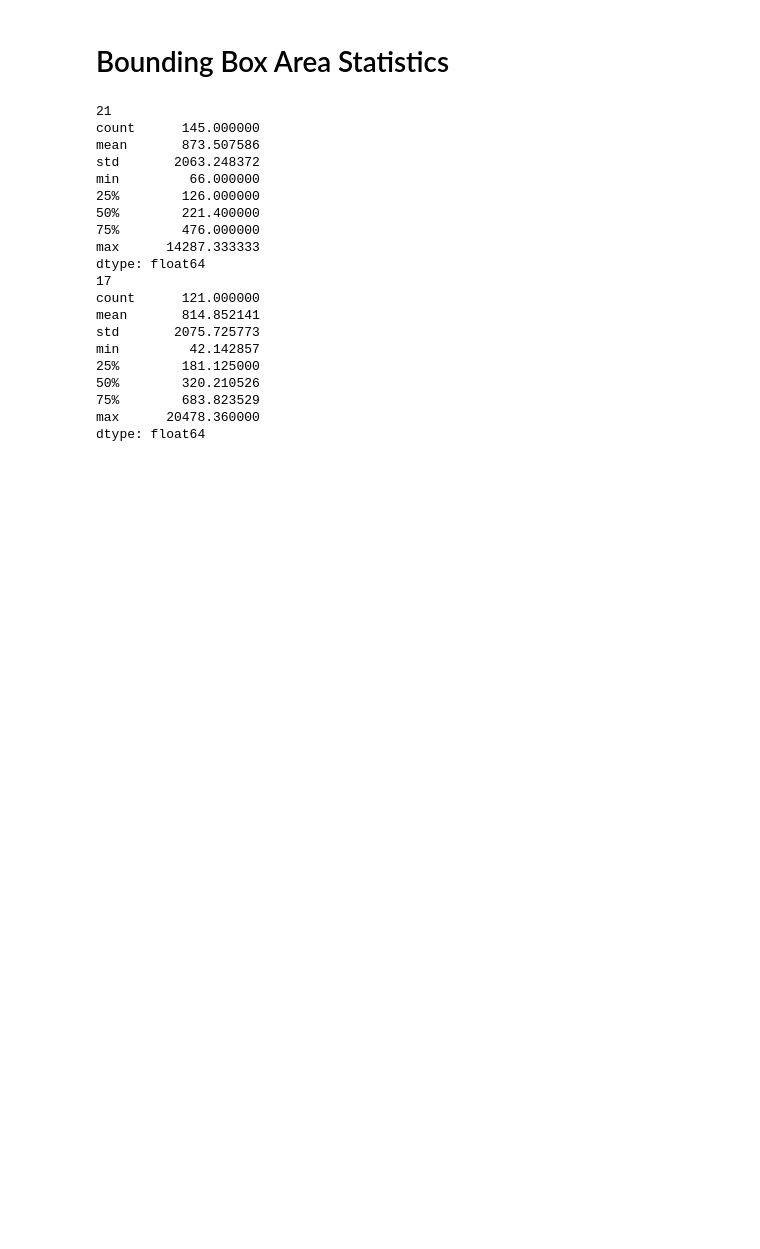
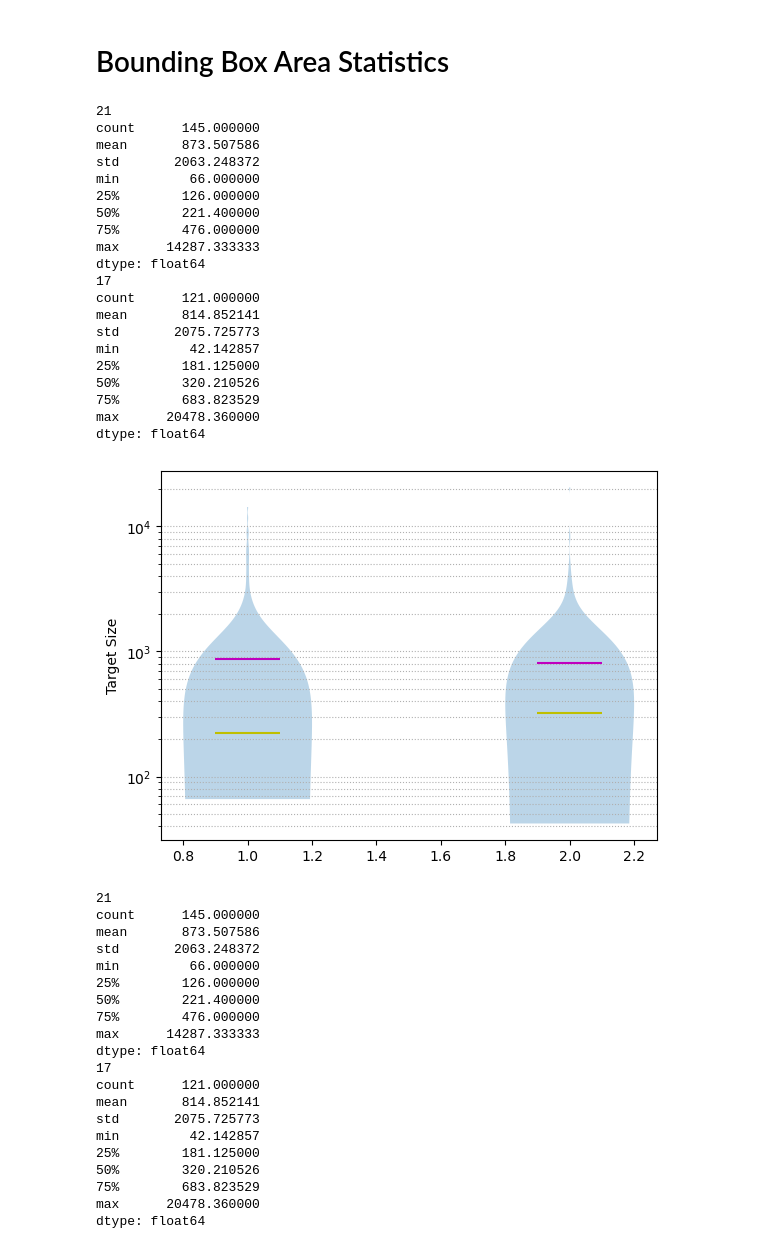
Before and after one commit to tsnowak/pnnl-tunamelt, a Jupyter notebook: notebooks/03-dataset-analysis.ipynb, the cells around one changed output. Drawn from its saved outputs; the diff is of its cells as text; code cells hidden in the pictures; blank space fills up the shorter version.

```diff
--- a/notebooks/03-dataset-analysis.ipynb
+++ b/notebooks/03-dataset-analysis.ipynb
@@ -199,4 +199,63 @@ plt.show()
 [figure]
 # %% [markdown]
 # Bounding Box Area Statistics
+# %%
+pprint(len(train_targets_by_size))
+df = pd.Series(all_train_targets_size)
+pprint(df.describe())
+
+pprint(len(test_targets_by_size))
+df = pd.Series(all_test_targets_size)
+pprint(df.describe())
+
+#plt.boxplot(
+#    x=[all_train_targets_size, all_test_targets_size],
+#    labels=["Train", "Test"],
+#    notch=False, # whether to do angled notch thing or not
+#    sym="",
+#    whis=(5.0,95.0),
+#    widths=.40,
+#    showmeans=True,
+#    medianprops={'color': 'k'},
+#    meanprops={'marker': 'o', 'markerfacecolor': 'k', 'markeredgecolor': 'k'}
+#)
+
+vplot = plt.violinplot(
+    dataset=[all_train_targets_size, all_test_targets_size],
+    vert=True,
+    widths=.40,
+    showmeans=True,
+    showmedians=True,
+    showextrema=False,
+    points=1000,
+)
+
+vplot['cmeans'].set_color('m')
+vplot['cmedians'].set_color('y')
+plt.yscale("log")
+plt.ylabel("Target Size")
+plt.grid(True, axis='y', which='both', linestyle='dotted')
+plt.savefig(f"{str(media_path)}/violin_plot.png", format='png')
+# %% [output]
+21
+count      145.000000
+mean       873.507586
+std       2063.248372
+min         66.000000
+25%        126.000000
+50%        221.400000
+75%        476.000000
+max      14287.333333
+dtype: float64
+17
+count      121.000000
+mean       814.852141
+std       2075.725773
+min         42.142857
+25%        181.125000
+50%        320.210526
+75%        683.823529
+max      20478.360000
+dtype: float64
+[figure, added]
 # %%
```
Also changed, not shown: parts of 3 cells of this notebook, 15 other files.
